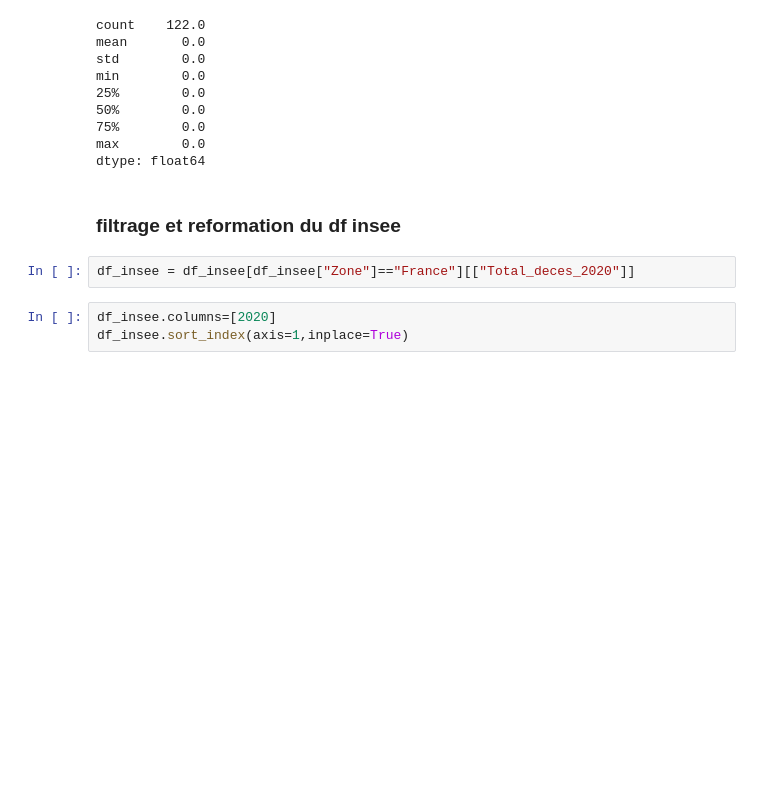
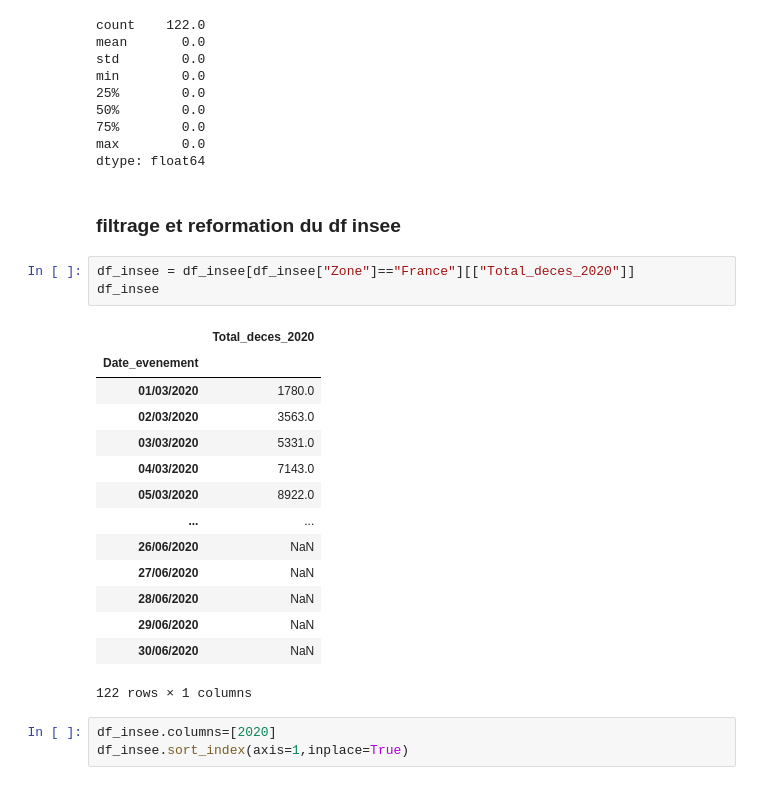
Before and after one commit to makiwara-fr/covid19-analyse, a Jupyter notebook: fr_deaths.ipynb, the cells around one changed output. Cells and saved outputs as stored; diff of their text form; blank space fills up the shorter version.

```diff
--- a/fr_deaths.ipynb
+++ b/fr_deaths.ipynb
@@ -122,6 +122,22 @@ dtype: float64
 ### filtrage et reformation du df insee
 # %%
 df_insee = df_insee[df_insee["Zone"]=="France"][["Total_deces_2020"]]
+df_insee
+# %% [output]
+|  | Total_deces_2020 |
+| Date_evenement |  |
+| 01/03/2020 | 1780.0 |
+| 02/03/2020 | 3563.0 |
+| 03/03/2020 | 5331.0 |
+| 04/03/2020 | 7143.0 |
+| 05/03/2020 | 8922.0 |
+| ... | ... |
+| 26/06/2020 | NaN |
+| 27/06/2020 | NaN |
+| 28/06/2020 | NaN |
+| 29/06/2020 | NaN |
+| 30/06/2020 | NaN |
+122 rows × 1 columns
 # %%
 df_insee.columns=[2020]
 df_insee.sort_index(axis=1,inplace=True)
```
Also changed, not shown: parts of 4 cells of this notebook.
